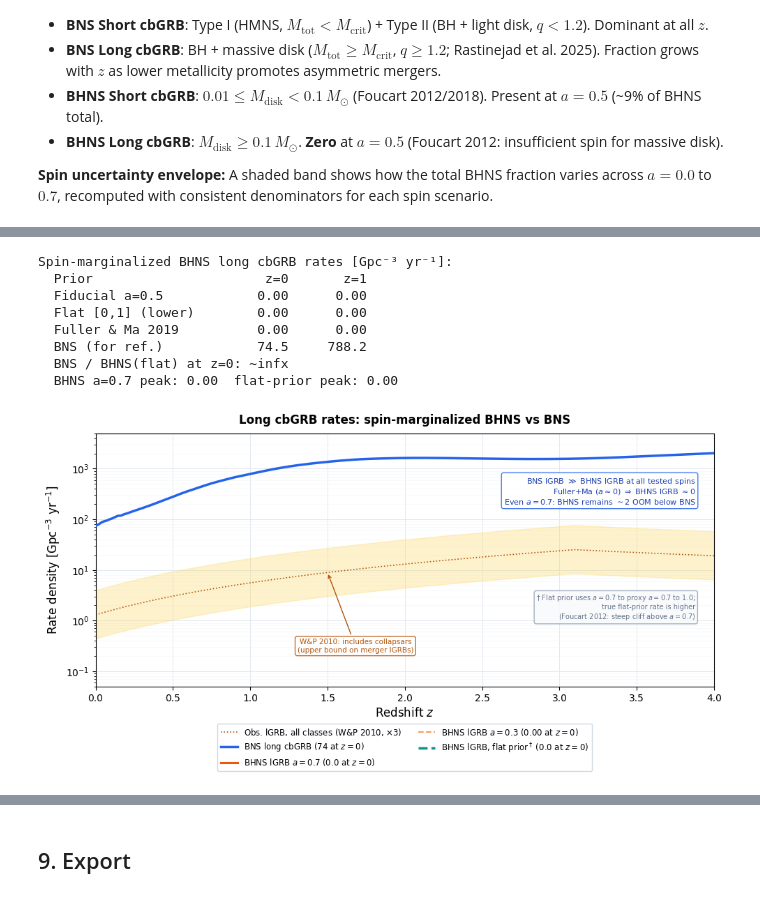
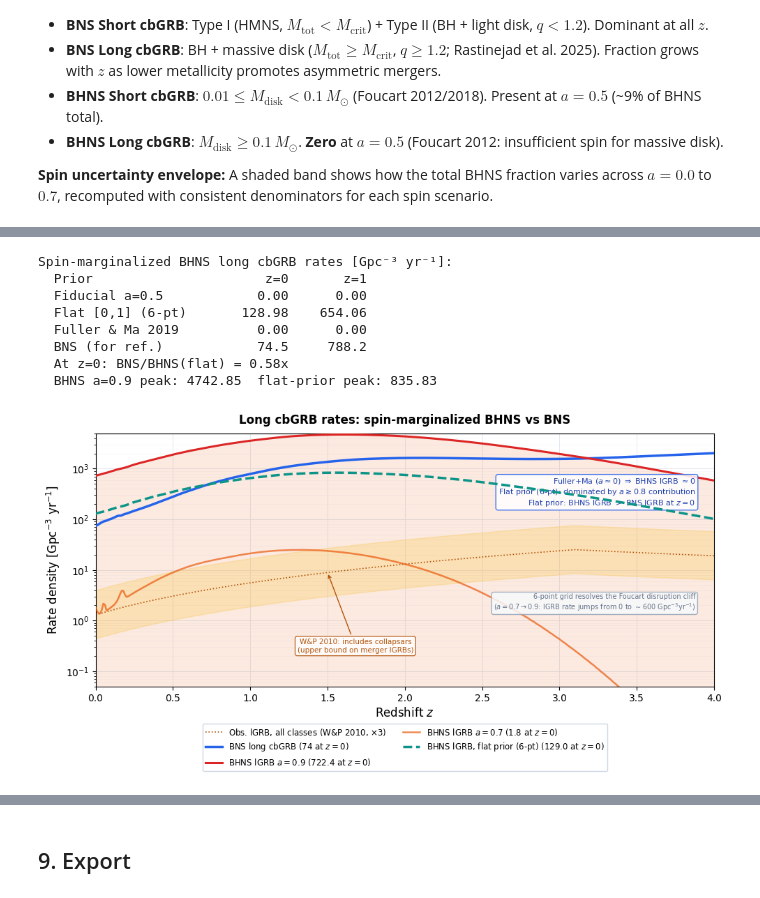
Before and after one commit to jorodgrz/GRBproject, a Jupyter notebook: GRB_CosmicRate.ipynb, the cells around one changed output, grey strips where cells are left out. Drawn from its saved outputs; the diff is of its cells as text; code cells hidden in the pictures.

```diff
--- a/GRB_CosmicRate.ipynb
+++ b/GRB_CosmicRate.ipynb
@@ -1783,10 +1742,15 @@ if 'merger_rates_BHNS_long_spin' not in dir():
               f'  z=0 Long: {merger_rates_BHNS_long_spin[_a][0]:.1f}'
               f'  Short: {merger_rates_BHNS_short_spin[_a][0]:.1f} Gpc\u207b\u00b3yr\u207b\u00b9')
 
+# Pull a=0.8 and a=0.9 from the spin sensitivity dicts (cell 18)
+for _a in [0.8, 0.9]:
+    merger_rates_BHNS_long_spin[_a]  = long_rates_spin[_a]
+    merger_rates_BHNS_short_spin[_a] = short_rates_spin[_a]
+
 r_bhns_long_lo  = merger_rates_BHNS_long_spin[0.0]
-r_bhns_long_hi  = merger_rates_BHNS_long_spin[0.7]
+r_bhns_long_hi  = merger_rates_BHNS_long_spin[0.9]
 r_bhns_short_lo = merger_rates_BHNS_short_spin[0.0]
-r_bhns_short_hi = merger_rates_BHNS_short_spin[0.7]
+r_bhns_short_hi = merger_rates_BHNS_short_spin[0.9]
 
 z = redshifts
 print("Absolute rates [Gpc\u207b\u00b3 yr\u207b\u00b9]:")
@@ -1837,7 +1801,7 @@ ax.fill_between(z, s2, s3, color=C_bs, alpha=0.82, zorder=2)
 ax.fill_between(z, s3, s4, color=C_bl, alpha=0.82, zorder=2)
 
 ax.fill_between(z, env_lo, env_hi, color='#14B8A6', alpha=0.28, zorder=3,
-                label='BNS/BHNS boundary (spin $a=0$-0.7)')
+                label='BNS/BHNS boundary (spin $a=0$-0.9)')
 ax.plot(z, env_lo, color='#0D9488', lw=1.2, ls='--', alpha=0.80, zorder=4)
 ax.plot(z, env_hi, color='#0D9488', lw=1.2, ls='--', alpha=0.80, zorder=4)
 
@@ -1913,7 +1877,7 @@ else:
               label=r'BHNS Long cbGRB ($\approx 0\%$ at $a=0.5$)'))
 legend_handles.append(
     Patch(facecolor='#14B8A6', alpha=0.35,
-          label='BNS/BHNS boundary shift (spin $a=0$-0.7)'))
+          label='BNS/BHNS boundary shift (spin $a=0$-0.9)'))
 
 ax.legend(handles=legend_handles, fontsize=8, framealpha=0.93,
           edgecolor='#CBD5E1', loc='upper center',
@@ -1960,18 +1922,22 @@ The fiducial BH spin $a = 0.5$ sits at the disruption cliff for typical BHNS mas
 # %%
-w_flat = {0.0: 0.15, 0.3: 0.25, 0.5: 0.20, 0.7: 0.40}
-w_fm19 = {0.0: 1.0, 0.3: 0.0, 0.5: 0.0, 0.7: 0.0}
+w_flat = {0.0: 0.15, 0.3: 0.25, 0.5: 0.20, 0.7: 0.15, 0.8: 0.10, 0.9: 0.15}
+w_fm19 = {0.0: 1.0, 0.3: 0.0, 0.5: 0.0, 0.7: 0.0, 0.8: 0.0, 0.9: 0.0}
 
 spin_long = {
     0.0: merger_rates_BHNS_long_spin[0.0],
     0.3: merger_rates_BHNS_long_spin[0.3],
     0.5: r_bhns_long_fid,
     0.7: merger_rates_BHNS_long_spin[0.7],
+    0.8: merger_rates_BHNS_long_spin[0.8],
+    0.9: merger_rates_BHNS_long_spin[0.9],
 }
 spin_short = {
     0.0: merger_rates_BHNS_short_spin[0.0],
     0.3: merger_rates_BHNS_short_spin[0.3],
     0.5: r_bhns_short_fid,
     0.7: merger_rates_BHNS_short_spin[0.7],
+    0.8: merger_rates_BHNS_short_spin[0.8],
+    0.9: merger_rates_BHNS_short_spin[0.9],
 }
 
 def marginalize(rate_dict, weights):
@@ -1991,23 +1957,28 @@ obs_lo, obs_hi = obs_mid / 3.0, obs_mid * 3.0
 r_bns_long = merger_rates_BNS['Long cbGRB']
 
 _i0 = 0; _i1 = np.argmin(np.abs(redshifts - 1))
-ratio_flat = r_bns_long[_i0] / r_bhns_long_flat[_i0] if r_bhns_long_flat[_i0] > 0 else np.inf
+if r_bhns_long_flat[_i0] > 0:
+    ratio_flat = r_bns_long[_i0] / r_bhns_long_flat[_i0]
+    ratio_str = f'BNS/BHNS(flat) = {ratio_flat:.2f}x'
+else:
+    ratio_str = 'BHNS(flat) = 0'
 
 print("Spin-marginalized BHNS long cbGRB rates [Gpc\u207b\u00b3 yr\u207b\u00b9]:")
 print(f"  {'Prior':<20s}  {'z=0':>8s}  {'z=1':>8s}")
 print(f"  {'Fiducial a=0.5':<20s}  {r_bhns_long_fid[_i0]:>8.2f}  {r_bhns_long_fid[_i1]:>8.2f}")
-print(f"  {'Flat [0,1] (lower)':<20s}  {r_bhns_long_flat[_i0]:>8.2f}  {r_bhns_long_flat[_i1]:>8.2f}")
+print(f"  {'Flat [0,1] (6-pt)':<20s}  {r_bhns_long_flat[_i0]:>8.2f}  {r_bhns_long_flat[_i1]:>8.2f}")
 print(f"  {'Fuller & Ma 2019':<20s}  {r_bhns_long_fm19[_i0]:>8.2f}  {r_bhns_long_fm19[_i1]:>8.2f}")
 print(f"  {'BNS (for ref.)':<20s}  {r_bns_long[_i0]:>8.1f}  {r_bns_long[_i1]:>8.1f}")
-print(f"  BNS / BHNS(flat) at z=0: ~{ratio_flat:.0f}x")
+print(f"  At z=0: {ratio_str}")
 
+r_bhns_09 = merger_rates_BHNS_long_spin[0.9]
 r_bhns_07 = merger_rates_BHNS_long_spin[0.7]
 r_bhns_03 = merger_rates_BHNS_long_spin[0.3]
 r_bhns_00 = merger_rates_BHNS_long_spin[0.0]
 
-peak_07 = r_bhns_07.max()
+peak_09 = r_bhns_09.max()
 peak_flat = r_bhns_long_flat.max()
-print(f"  BHNS a=0.7 peak: {peak_07:.2f}  flat-prior peak: {peak_flat:.2f}")
+print(f"  BHNS a=0.9 peak: {peak_09:.2f}  flat-prior peak: {peak_flat:.2f}")
 
 fig, ax = plt.subplots(figsize=(10, 5.5))
 
@@ -2021,22 +1992,22 @@ ax.plot(redshifts, r_bns_long, color='#2563EB', lw=2.5, zorder=3,
         label=f'BNS long cbGRB ({r_bns_long[0]:.0f} at $z=0$)')
 
 # ---- BHNS individual spin lines ----
+ax.plot(redshifts, np.maximum(r_bhns_09, 1e-3),
+        color='#DC2626', lw=2.2, ls='-', zorder=3,
+        label=f'BHNS lGRB $a=0.9$ ({r_bhns_09[0]:.1f} at $z=0$)')
 ax.plot(redshifts, np.maximum(r_bhns_07, 1e-3),
-        color='#EA580C', lw=2.2, ls='-', zorder=3,
+        color='#EA580C', lw=1.8, ls='-', alpha=0.7, zorder=3,
         label=f'BHNS lGRB $a=0.7$ ({r_bhns_07[0]:.1f} at $z=0$)')
-ax.plot(redshifts, np.maximum(r_bhns_03, 1e-3),
-        color='#F97316', lw=1.5, ls='--', alpha=0.7, zorder=3,
-        label=f'BHNS lGRB $a=0.3$ ({r_bhns_03[0]:.2f} at $z=0$)')
 
-# ---- BHNS flat prior (teal) ----
+# ---- BHNS flat prior (teal, 6-point grid) ----
 ax.plot(redshifts, np.maximum(r_bhns_long_flat, 1e-3),
         color='#0D9488', lw=2.5, ls='--', zorder=4,
-        label=f'BHNS lGRB, flat prior$^\\dagger$ ({r_bhns_long_flat[0]:.1f} at $z=0$)')
+        label=f'BHNS lGRB, flat prior (6-pt) ({r_bhns_long_flat[0]:.1f} at $z=0$)')
 
-# ---- BHNS spin range band (a=0.0 to a=0.7) ----
+# ---- BHNS spin range band (a=0.0 to a=0.9) ----
 ax.fill_between(redshifts,
                 np.maximum(r_bhns_00, 1e-3),
-                np.maximum(r_bhns_07, 1e-3),
+                np.maximum(r_bhns_09, 1e-3),
                 color='#EA580C', alpha=0.12, zorder=1)
 
 # ---- Annotation: collapsar caveat on W&P ----
@@ -2048,22 +2019,26 @@ ax.annotate('W&P 2010: includes collapsars\n(upper bound on merger lGRBs)',
             arrowprops=dict(arrowstyle='->', color='#B45309', lw=1.0),
             bbox=dict(boxstyle='round,pad=0.3', fc='white', ec='#B45309', alpha=0.85))
 
-# ---- Annotation: key result (qualitative, no inf ratio) ----
+# ---- Annotation: key result ----
+if r_bhns_long_flat[0] > r_bns_long[0]:
+    comparison_str = r'Flat prior: BHNS lGRB $>$ BNS lGRB at $z=0$'
+else:
+    comparison_str = r'Flat prior: BNS lGRB $>$ BHNS lGRB at $z=0$'
 ax.text(0.97, 0.83,
-        r'BNS lGRB $\gg$ BHNS lGRB at all tested spins'
-        '\n'
         r'Fuller+Ma ($a \approx 0$) $\Rightarrow$ BHNS lGRB $\approx 0$'
         '\n'
-        r'Even $a = 0.7$: BHNS remains $\sim$2 OOM below BNS',
+        'Flat prior (6-pt): dominated by $a \\geq 0.8$ contribution'
+        '\n'
+        + comparison_str,
         transform=ax.transAxes, fontsize=8, color='#1E40AF',
         va='top', ha='right',
         bbox=dict(boxstyle='round,pad=0.3', facecolor='white',
                   edgecolor='#2563EB', alpha=0.85))
 
-# ---- Annotation: flat prior caveat ----
+# ---- Annotation: 6-point grid note ----
 ax.text(0.97, 0.37,
-        r'$\dagger$ Flat prior uses $a=0.7$ to proxy $a=0.7$ to $1.0$;'
-        '\ntrue flat-prior rate is higher\n(Foucart 2012: steep cliff above $a=0.7$)',
+        '6-point grid resolves the Foucart disruption cliff\n'
+        r'($a = 0.7 \to 0.9$: lGRB rate jumps from 0 to $\sim$600 Gpc$^{-3}$yr$^{-1}$)',
         transform=ax.transAxes, fontsize=7, color='#64748B',
         va='top', ha='right',
         bbox=dict(boxstyle='round,pad=0.3', facecolor='#F8FAFC',
@@ -2073,36 +2048,36 @@ ax.grid(which='major', color='#E2E8F0', linewidth=0.7, linestyle='-', zorder=0)
 ax.grid(which='minor', color='#F1F5F9', linewidth=0.4, linestyle='-', zorder=0)
 ax.set_axisbelow(True)
 
 ax.set_xlim(0, 4)
 ax.set_ylim(5e-2, 5e3)
 ax.set_yscale('log')
 ax.set_xlabel('Redshift $z$', fontsize=12)
 ax.set_ylabel(r'Rate density [Gpc$^{-3}$ yr$^{-1}$]', fontsize=12)
 ax.set_title('Long cbGRB rates: spin-marginalized BHNS vs BNS',
              fontsize=12, fontweight='bold', pad=10)
 ax.legend(fontsize=8.5, framealpha=0.93, edgecolor='#CBD5E1',
           loc='upper center', bbox_to_anchor=(0.5, -0.13), ncol=2)
 
 plt.tight_layout()
 plt.savefig('/Users/josephrodriguez/research visualization/Plots/rate_bhns_spin_marginalized.png',
             dpi=150, bbox_inches='tight')
 plt.show()
 
 print()
 print("Spin-marginalized BHNS short cbGRB rates [Gpc\u207b\u00b3 yr\u207b\u00b9]:")
 print(f"  {'Prior':<20s}  {'z=0':>8s}  {'z=1':>8s}")
 print(f"  {'Fiducial a=0.5':<20s}  {r_bhns_short_fid[_i0]:>8.2f}  {r_bhns_short_fid[_i1]:>8.2f}")
 print(f"  {'Flat [0,1]':<20s}  {r_bhns_short_flat[_i0]:>8.2f}  {r_bhns_short_flat[_i1]:>8.2f}")
 print(f"  {'Fuller & Ma 2019':<20s}  {r_bhns_short_fm19[_i0]:>8.2f}  {r_bhns_short_fm19[_i1]:>8.2f}")
 # %% [output]
 Spin-marginalized BHNS long cbGRB rates [Gpc⁻³ yr⁻¹]:
   Prior                      z=0       z=1
   Fiducial a=0.5            0.00      0.00
-  Flat [0,1] (lower)        0.00      0.00
+  Flat [0,1] (6-pt)       128.98    654.06
   Fuller & Ma 2019          0.00      0.00
   BNS (for ref.)            74.5     788.2
-  BNS / BHNS(flat) at z=0: ~infx
-  BHNS a=0.7 peak: 0.00  flat-prior peak: 0.00
+  At z=0: BNS/BHNS(flat) = 0.58x
+  BHNS a=0.9 peak: 4742.85  flat-prior peak: 835.83
-[figure, old version]
+[figure, new version]
 Spin-marginalized BHNS short cbGRB rates [Gpc⁻³ yr⁻¹]:
   Prior                      z=0       z=1
```
Also changed, not shown: parts of 13 cells of this notebook, 32 other files.
